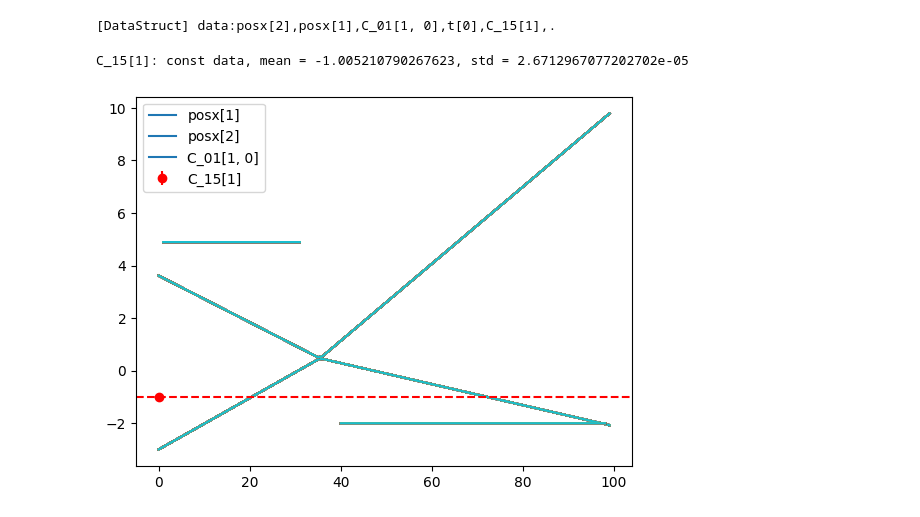
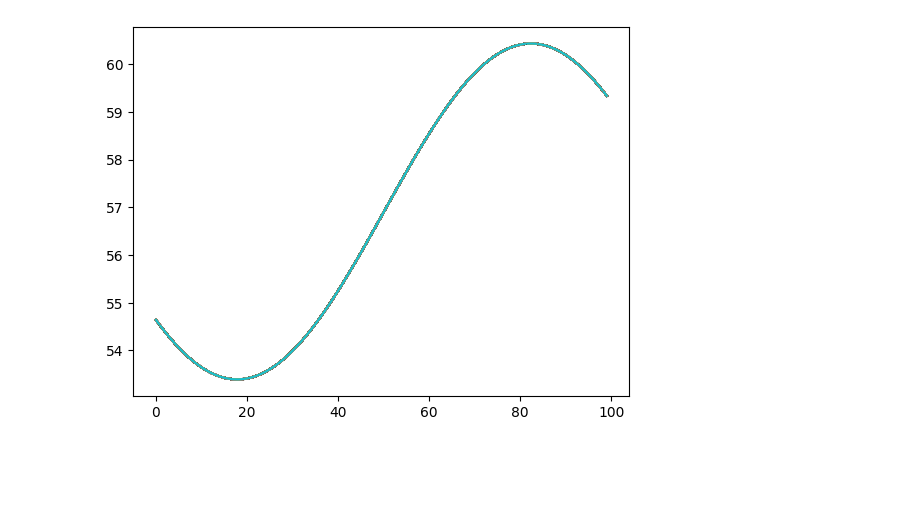
Before and after one commit to catmeow123456/ai-physicist, a Jupyter notebook: python/debug.ipynb, the cells around one changed output. Drawn from its saved outputs; the diff is of its cells as text; code cells hidden in the pictures; blank space fills up the shorter version.

```diff
--- a/python/debug.ipynb
+++ b/python/debug.ipynb
@@ -38,10 +31,10 @@ plot_data('data',
-# %%
-data = exp.collect_expdata(MeasureType.default())
-print(data.datastruct)
-# %% [output]
-[DataStruct] data:posx[2],posx[1],C_01[1, 0],t[0],C_15[1],.
-# %%
-plot_datastruct(data.datastruct)
-# %% [output]
-C_15[1]: const data, mean = -1.005210790267623, std = 2.6712967077202702e-05
-[figure, removed]
+# %%
+expdata1 = theorist.general.eval("D[C_07[1]*posr[2]]/D[t[0]]", exp)
+expdata2 = theorist.general.eval("D[posr[2]*posr[2]]/D[t[0]]", exp)
+# %%
+from dataplot import plot_normaldata
+import matplotlib.pyplot as plt
+plot_data('data', (expdata + expdata) / expdata_c07)
+plot_normaldata('data', expdata2.normal_data / expdata1.normal_data)
+# %% [output]
+[figure, added]
```
Also changed, not shown: parts of 8 cells of this notebook, 21 other files.
